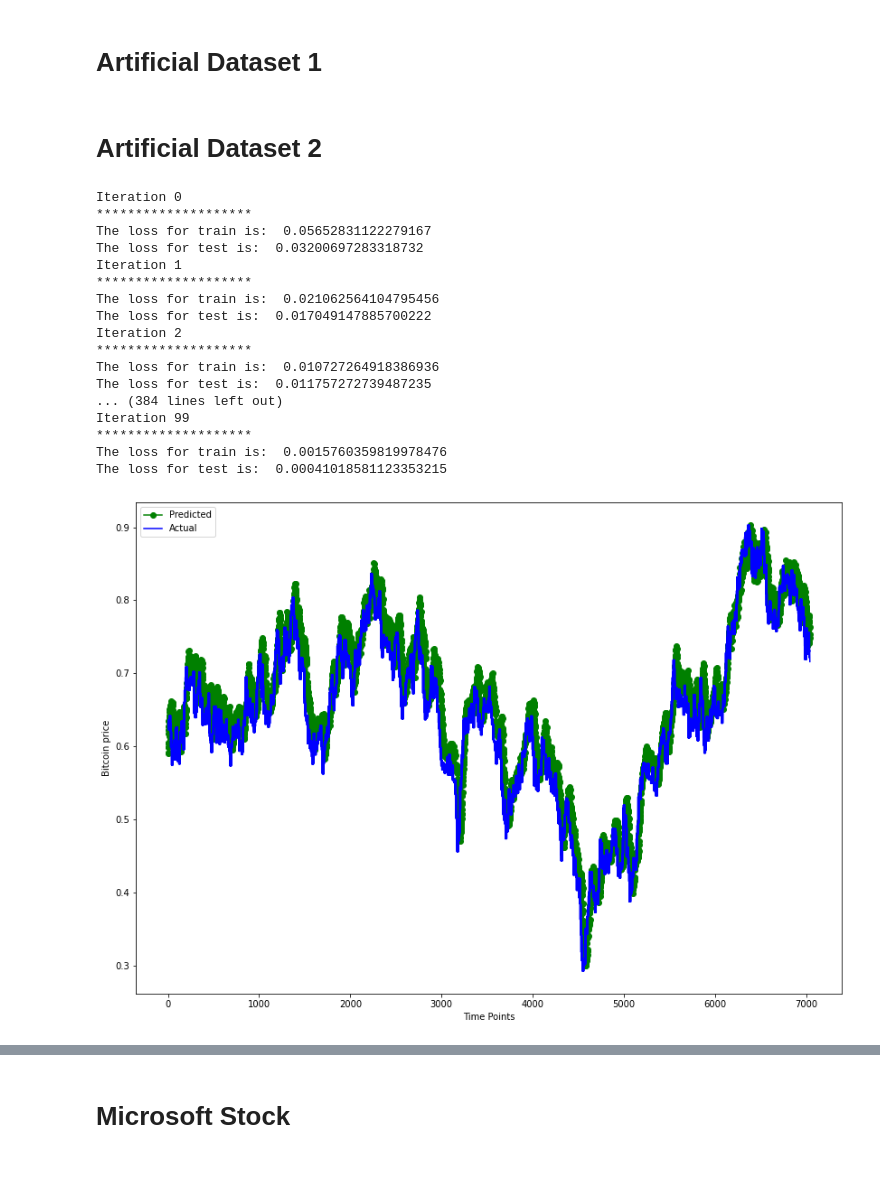
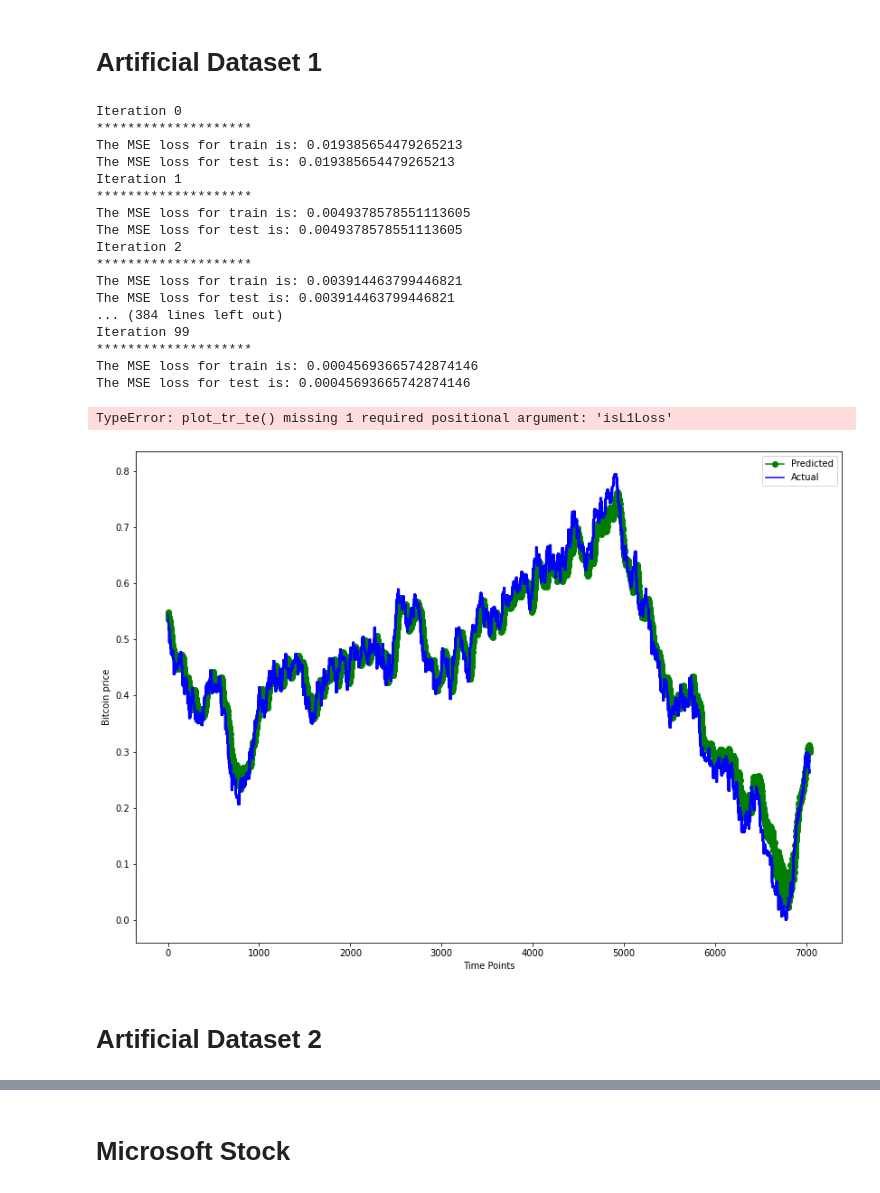
Before and after one commit to goodudetheboy/TimeSeriesWithNN, a Jupyter notebook: src/model/biRNN.ipynb, the cells around one changed output, grey strips where cells are left out. Drawn from its saved outputs; the diff is of its cells as text; code cells hidden in the pictures.

Commit message:
Apply DRY code to datasets

```diff
--- a/src/model/biRNN.ipynb
+++ b/src/model/biRNN.ipynb
@@ -227,7 +227,7 @@ def plot_tr_te(iterations, tr, te, title, isL1Loss):
     plt.ylabel('Loss')
     plt.legend(["train", "test"])
 # %%
-def run_on_dataset(dataset_df, column_i, isL1Loss, dataset_name):
+def run_on_dataset(dataset_df, column_i, dataset_name, learning_rate=0.001):
     train_set, train_label, test_set, test_label, length_test = format_train_test(
                                                                 batch_size=64,
                                                                 data=dataset_df,
@@ -244,11 +244,37 @@ def run_on_dataset(dataset_df, column_i, isL1Loss, dataset_name):
     test = TensorDataset(test_set, test_label)
     test_tensor = DataLoader(test, batch_size= 64, shuffle=False)
 
-    iterations, tr, te, predict, values = train_test(train_tensor, test_tensor, device, 64,100, isL1Loss, learning_rate=0.001)
+    iterations, tr, te, predict, values = train_test(train_tensor, test_tensor, device, 64,100, False, learning_rate)
+    iterations_l1, tr_l1, te_l1, predict_l1, values_l1 = train_test(train_tensor, test_tensor, device, 64,100, True, learning_rate)
 
     plot_predictions(predict, values)
-    plot_tr_te(iterations,tr,te, dataset_name)
+    plot_predictions(predict_l1, values_l1)
+
+    plot_tr_te(iterations, tr, te, dataset_name, False)
+    plot_tr_te(iterations_l1, tr_l1, te_l1, dataset_name, False)
+# %%
+learning_rate = 0.001
 # %% [markdown]
 # Artificial Dataset 1
 # %%
-run_on_dataset(artificial1_df, 1, False, "Bitcoin")
+run_on_dataset(artificial1_df, 1, "Artificial Data 1", learning_rate)
+# %% [output]
+Iteration 0
+********************
+The MSE loss for train is: 0.019385654479265213
+The MSE loss for test is: 0.019385654479265213
+Iteration 1
+********************
+The MSE loss for train is: 0.0049378578551113605
+The MSE loss for test is: 0.0049378578551113605
+Iteration 2
+********************
+The MSE loss for train is: 0.003914463799446821
+The MSE loss for test is: 0.003914463799446821
+... (384 lines left out)
+Iteration 99
+********************
+The MSE loss for train is: 0.00045693665742874146
+The MSE loss for test is: 0.00045693665742874146
+TypeError: plot_tr_te() missing 1 required positional argument: 'isL1Loss'
+[figure, added]
@@ -278,24 +282,0 @@ test_tensor = DataLoader(test, batch_size= 64, shuffle=False)
-# %%
-iterations, tr, te, predict, values = train_test(model,train_tensor,test_tensor,criterion,optimizer,device,64,100)
-# %% [output]
-Iteration 0
-********************
-The loss for train is:  0.05652831122279167
-The loss for test is:  0.03200697283318732
-Iteration 1
-********************
-The loss for train is:  0.021062564104795456
-The loss for test is:  0.017049147885700222
-Iteration 2
-********************
-The loss for train is:  0.010727264918386936
-The loss for test is:  0.011757272739487235
-... (384 lines left out)
-Iteration 99
-********************
-The loss for train is:  0.0015760359819978476
-The loss for test is:  0.00041018581123353215
-# %%
-plot_predictions(predict, values)
-# %% [output]
-[figure, removed]
```
Also changed, not shown: parts of 24 cells of this notebook.
